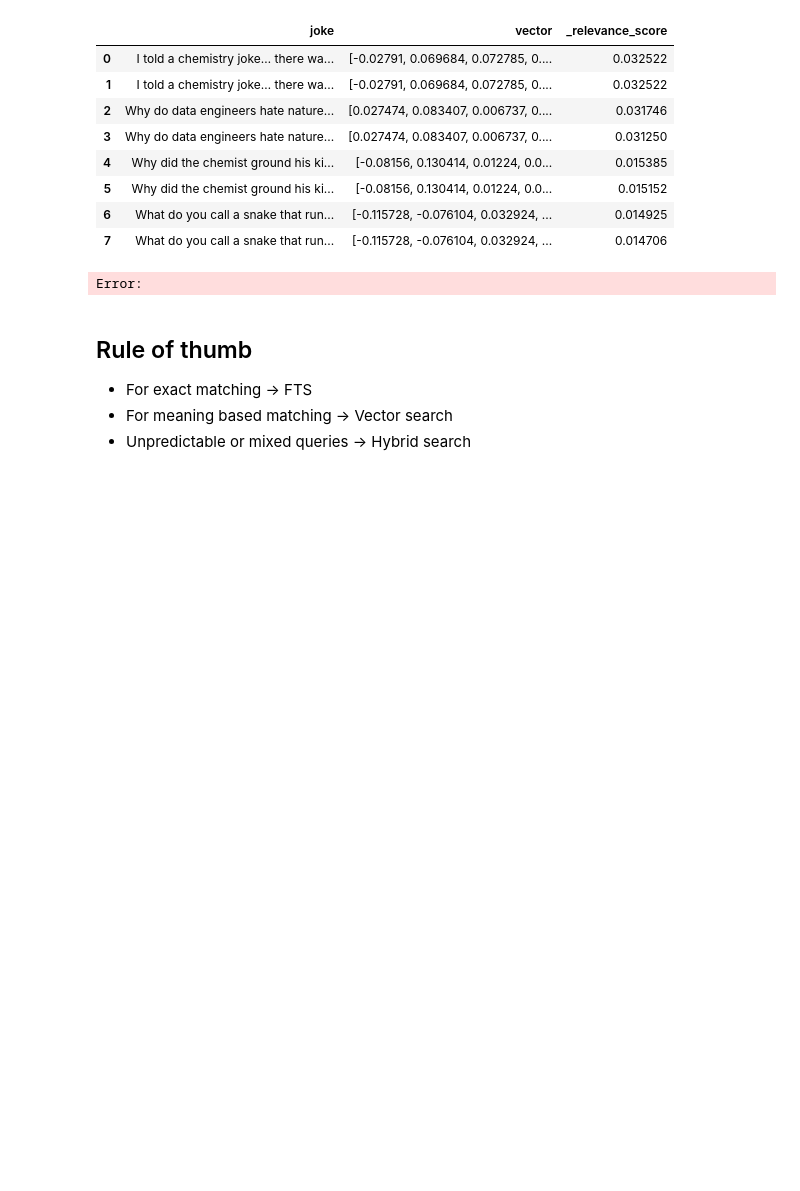
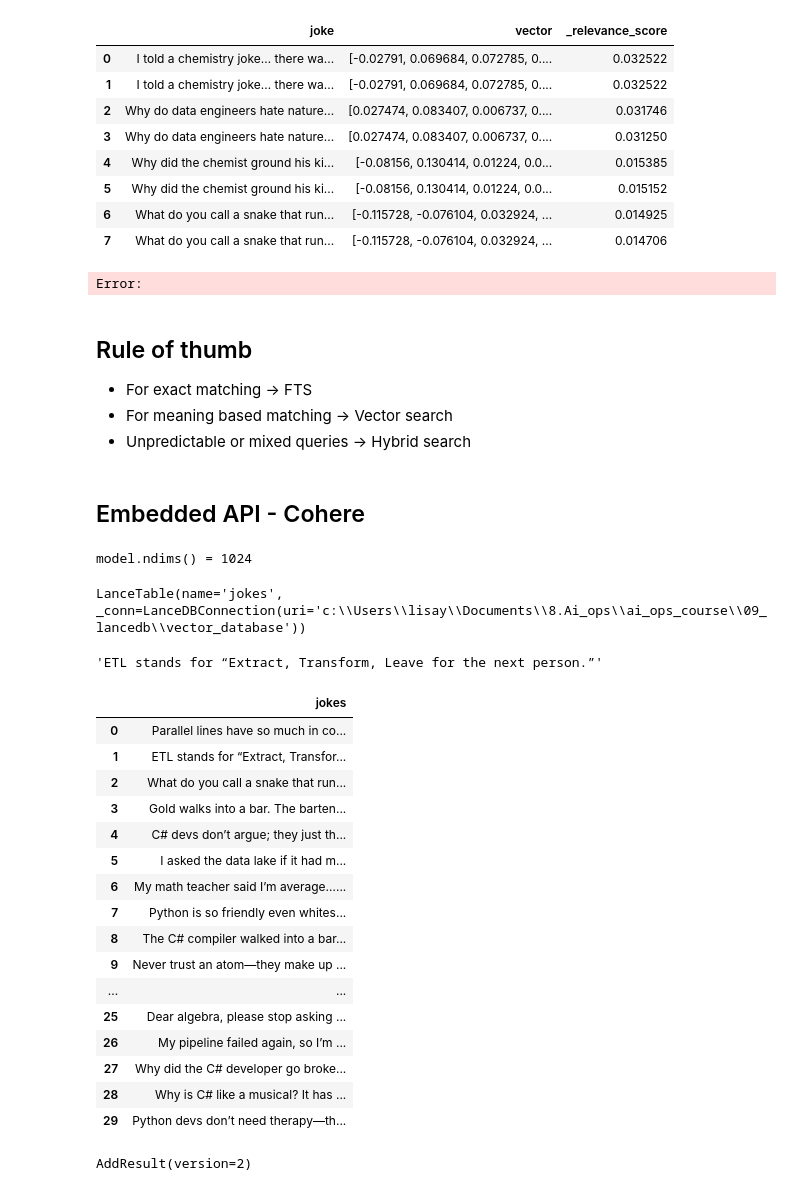
Before and after one commit to LisaYllander92/ai_ops_course, a Jupyter notebook: 09_lancedb/lancedb_basics.ipynb, the cells around one changed output. Saved outputs shown, nothing was run; the diff lists cells and outputs as text; code cells hidden in the pictures; blank space fills up the shorter version.

Commit message:
lancedb with cohere

```diff
--- a/09_lancedb/lancedb_basics.ipynb
+++ b/09_lancedb/lancedb_basics.ipynb
@@ -329,3 +339,53 @@ Error:
 - For exact matching -> FTS
 - For meaning based matching -> Vector search
 - Unpredictable or mixed queries -> Hybrid search
+# %% [markdown]
+## Embedded API - Cohere
+# %%
+from lancedb.pydantic import Vector
+from lancedb.embeddings import get_registry
+from dotenv import load_dotenv
+
+load_dotenv()
+
+model = get_registry().get("cohere").create(name="embed-multilingual-v3.0")
+
+class JokeModel(LanceModel):
+    jokes: str = model.SourceField()
+    vector: Vector(model.ndims()) = model.VectorField()
+
+print(f"{model.ndims() = }")
+
+db.create_table("jokes", schema=JokeModel, exist_ok=True)
+# %% [output]
+model.ndims() = 1024
+LanceTable(name='jokes', _conn=LanceDBConnection(uri='c:\\Users\\lisay\\Documents\\8.Ai_ops\\ai_ops_course\\09_lancedb\\vector_database'))
+# %%
+pd.read_json("data/jokes.json").iloc[1].jokes
+# %% [output]
+'ETL stands for “Extract, Transform, Leave for the next person.”'
+# %%
+df= pd.read_json("data/jokes.json")
+df
+# %% [output]
+|  | jokes |
+| 0 | Parallel lines have so much in co... |
+| 1 | ETL stands for “Extract, Transfor... |
+| 2 | What do you call a snake that run... |
+| 3 | Gold walks into a bar. The barten... |
+| 4 | C# devs don’t argue; they just th... |
+| 5 | I asked the data lake if it had m... |
+| 6 | My math teacher said I’m average…... |
+| 7 | Python is so friendly even whites... |
+| 8 | The C# compiler walked into a bar... |
+| 9 | Never trust an atom—they make up ... |
+| ... | ... |
+| 25 | Dear algebra, please stop asking ... |
+| 26 | My pipeline failed again, so I’m ... |
+| 27 | Why did the C# developer go broke... |
+| 28 | Why is C# like a musical? It has ... |
+| 29 | Python devs don’t need therapy—th... |
+# %%
+db["jokes"].add(df)
+# %% [output]
+AddResult(version=2)
```
Also changed, not shown: parts of 3 cells of this notebook, 4 other files.
